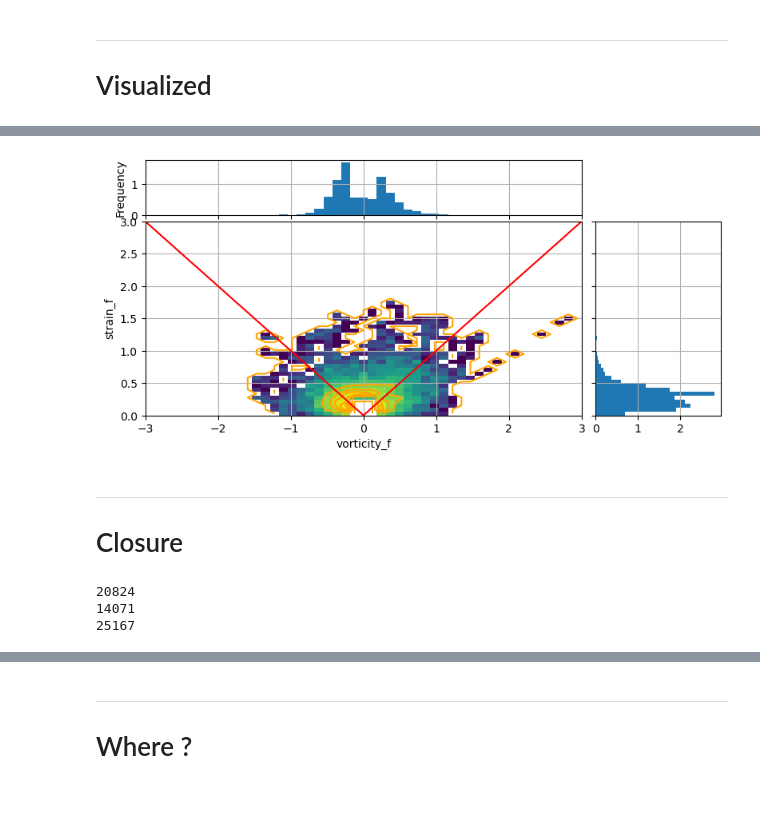
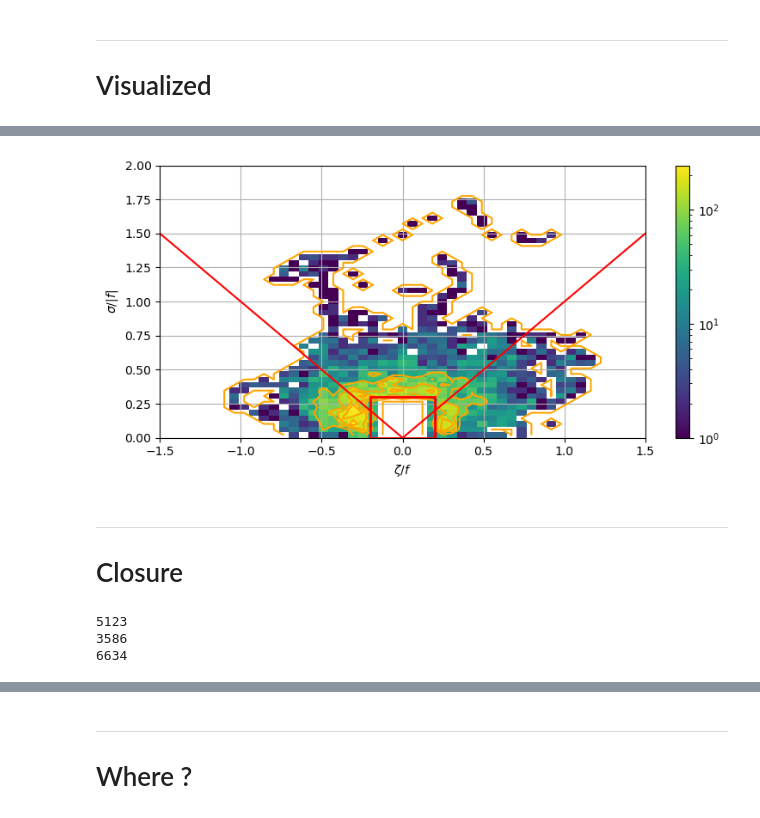
Before and after one commit to margot-demol/med_analysis, a Jupyter notebook: 51_strain_vorticity_15m.ipynb, the cells around one changed output, grey strips where cells are left out. Saved outputs shown, nothing was run; the diff lists cells and outputs as text; code cells hidden in the pictures.

```diff
--- a/51_strain_vorticity_15m.ipynb
+++ b/51_strain_vorticity_15m.ipynb
@@ -54,10 +54,11 @@ DRIFTER.keys(), ALTI.keys(), WD.keys()
 _______
 # 15m
 # %%
+DT=3
 comb_list = [dict(drifter_key='nofilter',spectral_key = 'LF', alti_key = 'swot2kmnaive', wd_key = 'era5', ggd_var='etaf', wd_depth='15'),]
 
 DS = dataset_coloc_combs(comb_list, nearest =False)
-DS = DS.where(DS.time_to_swot/pd.Timedelta('1h')<12).dropna('row_number')
+DS = DS.where(DS.time_to_swot/pd.Timedelta('1h')<DT).dropna('row_number')
 DSS = DS.where(DS.depth==15, drop=True)
 dff = DSS.to_dataframe().reset_index().set_index('row_number')
 # %% [output]
@@ -76,7 +77,8 @@ df['strain'] = np.sqrt(df.sigma_n**2 + df.sigma_s**2)
 df['strain_f'] = df.strain/abs(df.f)#.assign_attrs({'long_name':r'$\sigma/|f|$'})
 df['duacs_vorticity_f'] = df.duacs_relative_vorticity#.assign_attrs({'long_name':r'$\zeta/f$'})
 df['vorticity_f'] = df.vorticity/df.f#.assign_attrs({'long_name':r'$\zeta/f$'})
-df['gamma'] = df.strain**2 - df.vorticity**2
+df['omega'] = df.strain**2 - df.vorticity**2
+df0 = df.copy()
 # %%
 df.vorticity_f.plot.hist(bins=100, label= 'naive vorticity')
 df.duacs_vorticity_f.plot.hist(bins=100, label= 'duacs vorticity', alpha=0.5)
@@ -148,10 +181,17 @@ plot_join_pdfs(df, 'vorticity_f', 'strain_f', binx=np.linspace(-3, 3, 50), biny=
 # %%
-df0 = df.copy()
-df = df0[~((abs(df0.vorticity_f)<0.2)&(df0.strain_f<0.3))]
+df = df0[~((abs(df0.vorticity_f)<=0.2)&(df0.strain_f<=0.3))]
 plt.rcParams["axes.edgecolor"] = "k"
-plot_join_pdfs(df, 'vorticity_f', 'strain_f', binx=np.linspace(-3, 3, 50), biny=np.linspace(0, 3,50))
+fig, ax = plot_join_pdfs_one(df, 'vorticity_f', 'strain_f', binx=np.linspace(-1.5, 1.5, 50), biny=np.linspace(0, 2,50))
+ax.set_xlabel(r'$\zeta/f$')
+ax.set_ylabel(r'$\sigma/|f|$')
+import matplotlib.patches as patches
+# Create a Rectangle patch
+rect = patches.Rectangle((-0.2, 0), 0.4, 0.3, linewidth=2, edgecolor='r', facecolor='none', zorder = 10)
+# Add the patch to the Axes
+ax.add_patch(rect)
+fig.tight_layout()
 # %% [output]
-[figure, old version]
+[figure, new version]
 # %% [markdown]
 ____
 # Closure
@@ -168,7 +208,7 @@ for k in DSz:
 dsz = xr.concat(D, pd.Index(['AVD', 'CVD', 'SD'], name='dyn'))
 dfz =dsz.to_dataframe()
 # %% [output]
-20824
-14071
-25167
+5123
+3586
+6634
 # %%
```
Also changed, not shown: parts of 20 cells of this notebook, 6 other files.
